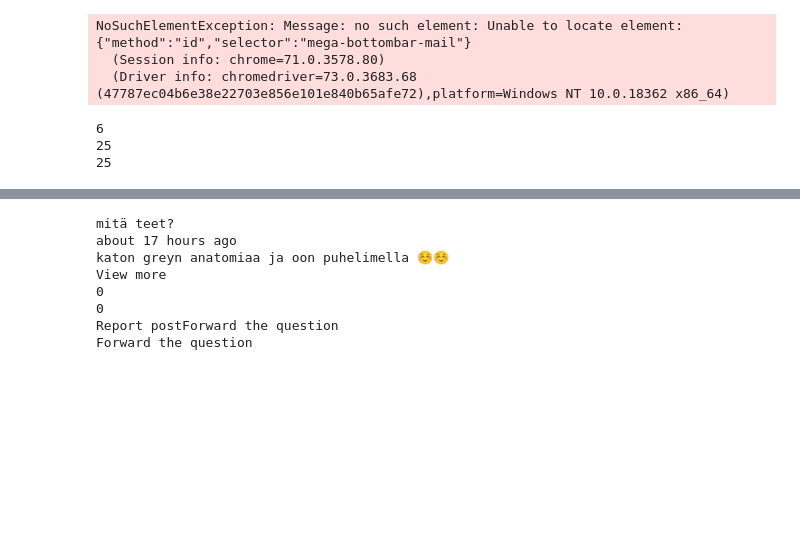
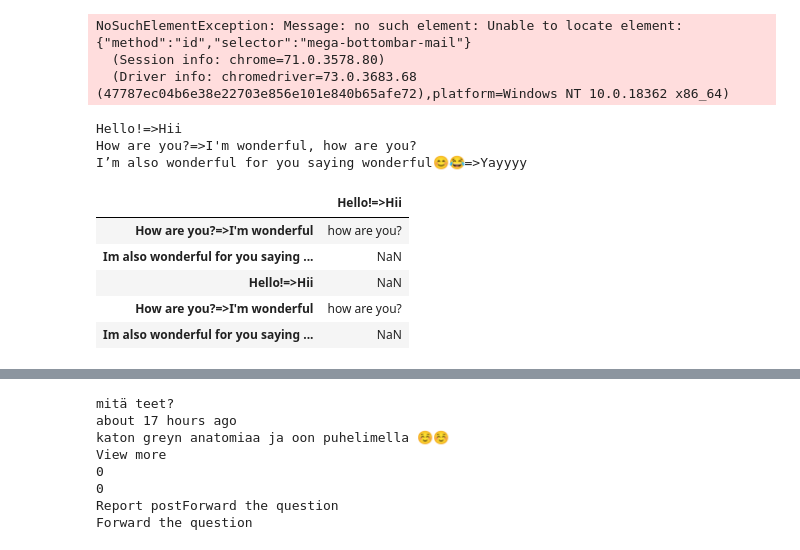
Before and after one commit to saroarjahan/askfm-crawler, a Jupyter notebook: crawle_request.ipynb, the cells around one changed output, grey strips where cells are left out. Saved outputs shown, nothing was run; the diff lists cells and outputs as text; code cells hidden in the pictures; blank space fills up the shorter version.

```diff
--- a/crawle_request.ipynb
+++ b/crawle_request.ipynb
@@ -49,15 +49,42 @@ NoSuchElementException: Message: no such element: Unable to locate element: {"me
   (Driver info: chromedriver=73.0.3683.68 (47787ec04b6e38e22703e856e101e840b65afe72),platform=Windows NT 10.0.18362 x86_64)
 # %%
 user=['Mia_le18','Isabel_2002_','SarahBethFusaro']
-# %%
-from requests_html import HTMLSession
-session = HTMLSession()
-
-for i in range(3):
-    r = session.get('https://ask.fm/'+user[i])
-    Q = r.html.find('.streamItem-answer')
-    print(len(Q))
-# %% [output]
-6
-25
-25
+# %%
+import numpy as np
+import pandas as pd
+from requests_html import HTMLSession
+session = HTMLSession()
+
+r = session.get('https://ask.fm'+'/Isabel_2002_/threads/157061911830')
+Q = r.html.find('.streamItem_header')
+A = r.html.find('.streamItem_content')
+Q_1 = r.html.find('.big')
+
+for x in range(len(Q)):
+    try:
+        if x==0:
+            q_ans=Q_1[x].text+'=>'+A[x].text
+        else:
+            q_ans=Q[x].text+'=>'+A[x].text
+        print(q_ans)
+        with open('output.csv','a') as file:
+            file.write((q_ans.encode('ascii','ignore')).decode('utf-8'))
+            file.write('\n')
+
+    except:
+        x=1
+# %% [output]
+Hello!=>Hii
+How are you?=>I'm wonderful, how are you?
+I’m also wonderful for you saying wonderful😊😂=>Yayyyy
+# %%
+file_name = "output.csv"
+name = pd.read_csv(file_name)
+name.head()
+# %% [output]
+|  | Hello!=>Hii |
+| How are you?=>I'm wonderful | how are you? |
+| Im also wonderful for you saying ... | NaN |
+| Hello!=>Hii | NaN |
+| How are you?=>I'm wonderful | how are you? |
+| Im also wonderful for you saying ... | NaN |
```
Also changed, not shown: parts of 3 cells of this notebook, 3 other files.
